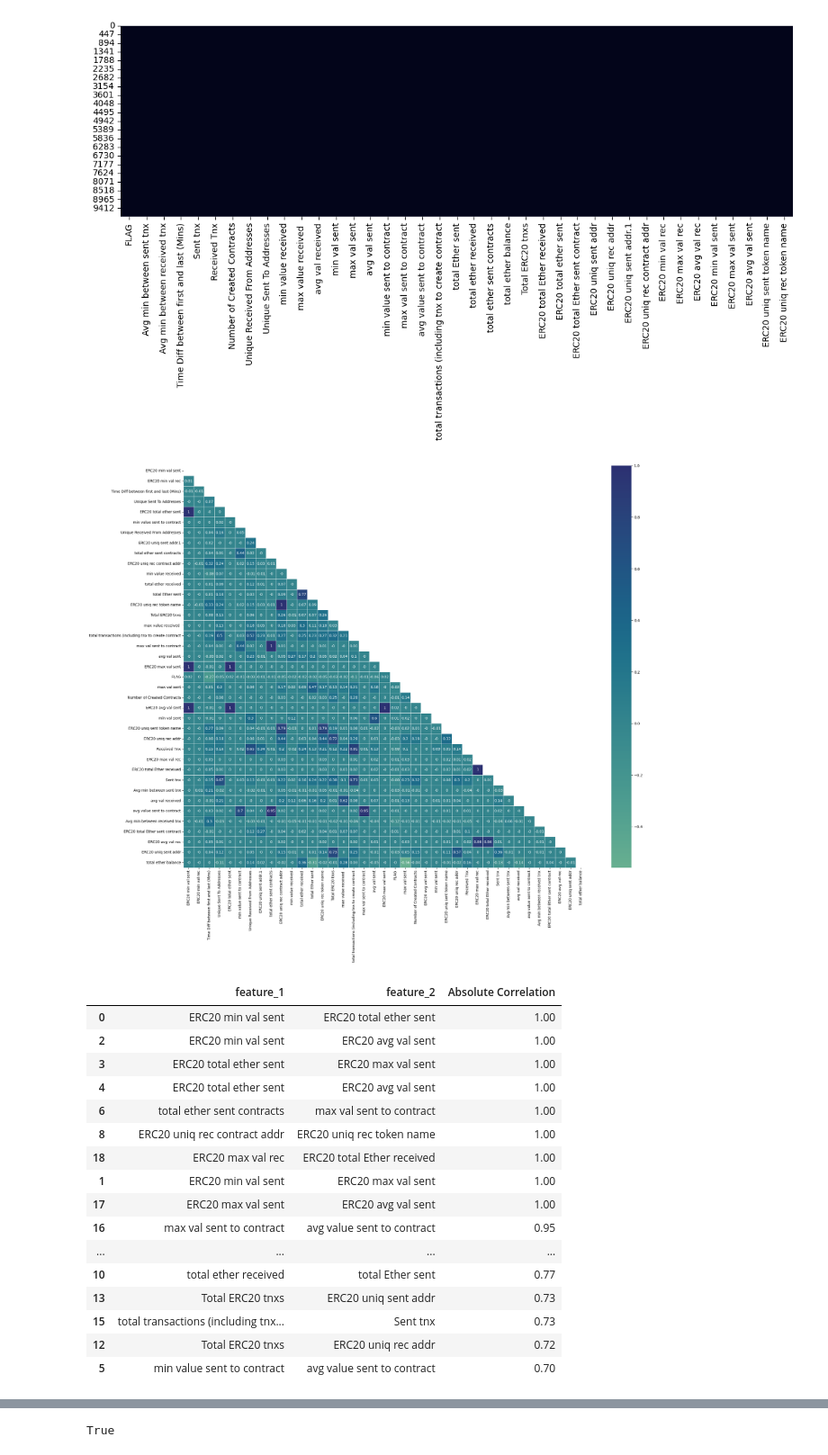
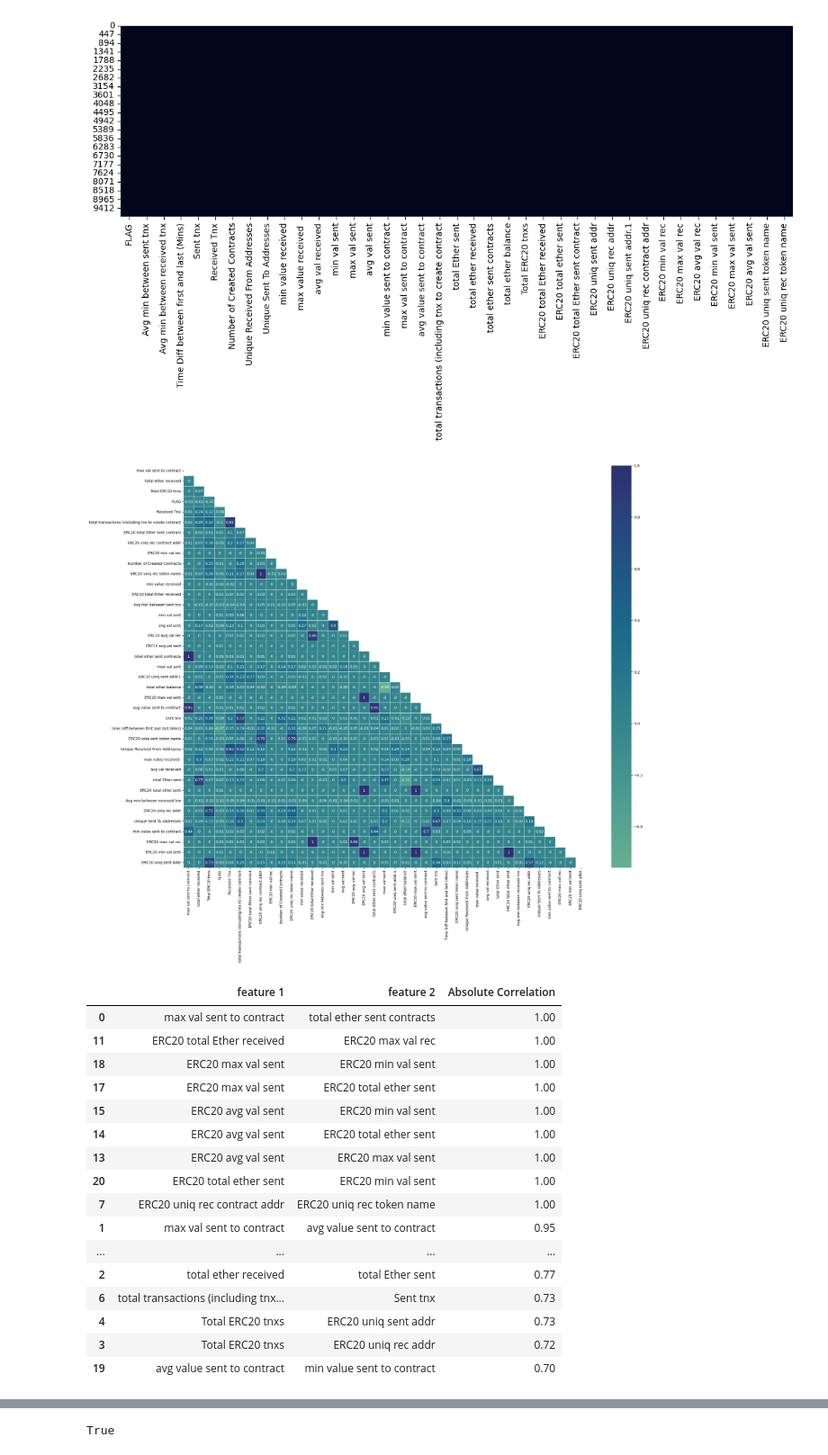
Before and after one commit to shazzad-hasan/ethereum-fraud-detection, a Jupyter notebook: data-preparation/kaggle_etherscan_data.ipynb, the cells around one changed output, grey strips where cells are left out. Shown at 90% size. Cells and saved outputs as stored; diff of their text form; code cells hidden in the pictures.

```diff
--- a/data-preparation/kaggle_etherscan_data.ipynb
+++ b/data-preparation/kaggle_etherscan_data.ipynb
@@ -11,4 +11,5 @@ import pandas as pd
 import matplotlib.pyplot as plt
 import seaborn as sns
 # %%
-df_k = pd.read_csv('/content/drive/MyDrive/ethereum-fraud-detection/data/address_data_k.csv')
+df_k = pd.read_csv('/content/drive/MyDrive/ethereum-fraud-detection/data/transaction_data_kaggle.csv').drop(columns=['Unnamed: 0'])
+df_k.head()
@@ -45,5 +44,5 @@ memory usage: 3.8+ MB
 # %%
 df_k.drop_duplicates(subset=["Address"], inplace=True)
 add = df_k[['Address']]
-df_k.drop(['Unnamed: 0', 'Index', 'Address'], axis=1, inplace=True)
+df_k.drop(['Index', 'Address'], axis=1, inplace=True)
 # %%
@@ -55,0 +53,7 @@ The categorical column  ERC20_most_rec_token_type has 466 unique values
+# %%
+# Find categorical features
+categories = df_k.select_dtypes('O').columns
+
+for catg in categories:
+    count = df_k[catg].nunique()
+    print(f'The categorical column {catg} has {count} unique values')
@@ -122,6 +137,7 @@ plt.show()
 # %% [output]
 [figure]
 # %%
+# Plot correlation matrix
 feature_list = list(set(df_k.columns) - set(['Address']))
 
 corr_matrix = df_k[list(set(feature_list))].corr().round(2)
@@ -131,30 +147,31 @@ plt.figure(figsize=(25, 20))
 sns.heatmap(data=corr_matrix, mask=mask, square=True, annot=True, cmap="crest", center=0, linewidth=.5)
 plt.show()
 # %% [output]
-[figure, old version]
+[figure, new version]
 # %%
+# Find highly correlated features
 corr_threshold = 0.7
 boolean_mask = mask.astype(bool)
 red_corr_matrix = corr_matrix.mask(boolean_mask)
 corr_matrix_unstacked = red_corr_matrix.unstack()
-similar_features = corr_matrix_unstacked[abs(corr_matrix_unstacked) >= corr_threshold].reset_index().rename(columns={'level_0': 'feature_1', 'level_1': 'feature_2', 0: 'Absolute Correlation'})
+similar_features = corr_matrix_unstacked[abs(corr_matrix_unstacked) >= corr_threshold].reset_index().rename(columns={'level_0': 'feature 1', 'level_1': 'feature 2', 0: 'Absolute Correlation'})
 similar_features.sort_values(by="Absolute Correlation",ascending=False)
 # %% [output]
-|  | feature_1 | feature_2 | Absolute Correlation |
-| 0 | ERC20 min val sent | ERC20 total ether sent | 1.00 |
-| 2 | ERC20 min val sent | ERC20 avg val sent | 1.00 |
-| 3 | ERC20 total ether sent | ERC20 max val sent | 1.00 |
-| 4 | ERC20 total ether sent | ERC20 avg val sent | 1.00 |
-| 6 | total ether sent contracts | max val sent to contract | 1.00 |
-| 8 | ERC20 uniq rec contract addr | ERC20 uniq rec token name | 1.00 |
-| 18 | ERC20 max val rec | ERC20 total Ether received | 1.00 |
-| 1 | ERC20 min val sent | ERC20 max val sent | 1.00 |
-| 17 | ERC20 max val sent | ERC20 avg val sent | 1.00 |
-| 16 | max val sent to contract | avg value sent to contract | 0.95 |
+|  | feature 1 | feature 2 | Absolute Correlation |
+| 0 | max val sent to contract | total ether sent contracts | 1.00 |
+| 11 | ERC20 total Ether received | ERC20 max val rec | 1.00 |
+| 18 | ERC20 max val sent | ERC20 min val sent | 1.00 |
+| 17 | ERC20 max val sent | ERC20 total ether sent | 1.00 |
+| 15 | ERC20 avg val sent | ERC20 min val sent | 1.00 |
+| 14 | ERC20 avg val sent | ERC20 total ether sent | 1.00 |
+| 13 | ERC20 avg val sent | ERC20 max val sent | 1.00 |
+| 20 | ERC20 total ether sent | ERC20 min val sent | 1.00 |
+| 7 | ERC20 uniq rec contract addr | ERC20 uniq rec token name | 1.00 |
+| 1 | max val sent to contract | avg value sent to contract | 0.95 |
 | ... | ... | ... | ... |
-| 10 | total ether received | total Ether sent | 0.77 |
-| 13 | Total ERC20 tnxs | ERC20 uniq sent addr | 0.73 |
-| 15 | total transactions (including tnx... | Sent tnx | 0.73 |
-| 12 | Total ERC20 tnxs | ERC20 uniq rec addr | 0.72 |
-| 5 | min value sent to contract | avg value sent to contract | 0.70 |
+| 2 | total ether received | total Ether sent | 0.77 |
+| 6 | total transactions (including tnx... | Sent tnx | 0.73 |
+| 4 | Total ERC20 tnxs | ERC20 uniq sent addr | 0.73 |
+| 3 | Total ERC20 tnxs | ERC20 uniq rec addr | 0.72 |
+| 19 | avg value sent to contract | min value sent to contract | 0.70 |
 # %%
```
Also changed, not shown: parts of 23 cells of this notebook.
